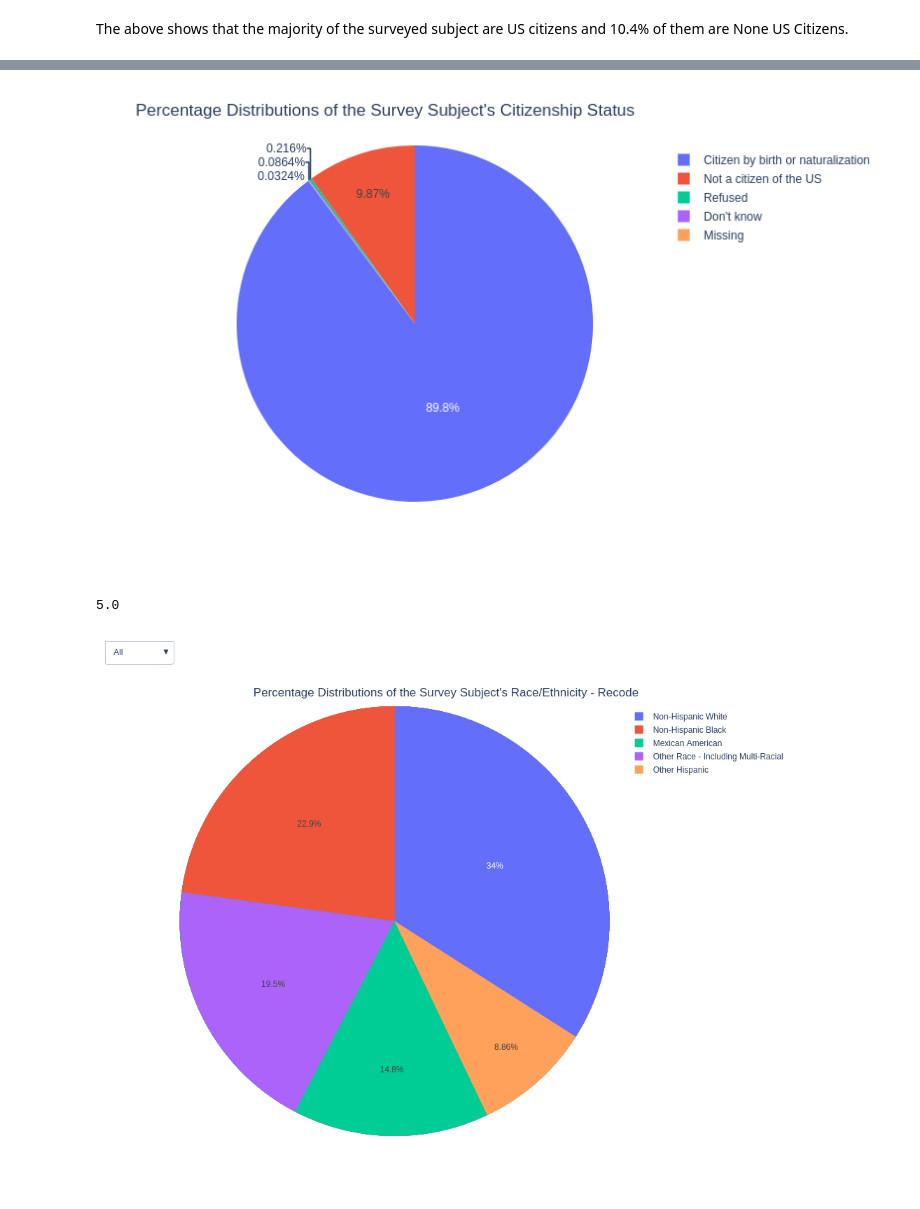
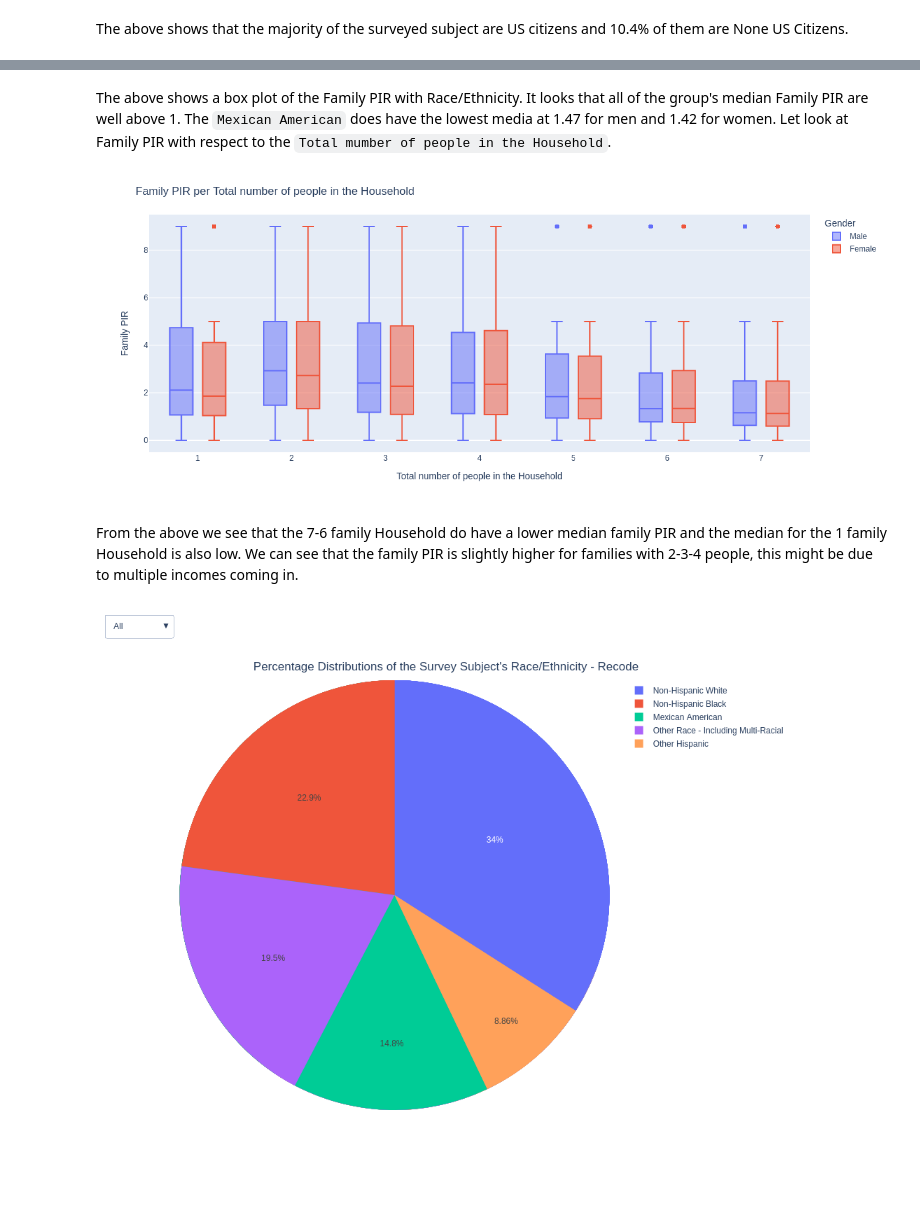
Before and after one commit to kkrusere/NHANES-Data-Visualization-Dashboard-on-Health-Disparities-and-Inequities, a Jupyter notebook: NHANES_data_collection_and_EDA.ipynb, the cells around one changed output, grey strips where cells are left out. Cells and saved outputs as stored; diff of their text form; code cells hidden in the pictures.

```diff
--- a/NHANES_data_collection_and_EDA.ipynb
+++ b/NHANES_data_collection_and_EDA.ipynb
@@ -1202 +1219,12 @@ Name: Data Release Number, dtype: int64
+# %% [markdown]
+The above shows a box plot of the Family PIR with Race/Ethnicity. It looks that all of the group's median Family PIR are well above 1. The `Mexican American` does have the lowest media at 1.47 for men and 1.42 for women. Let look at Family PIR with respect to the `Total mumber of people in the Household`.
+# %%
+fig = px.box(dataframe, x ='Total number of people in the Household', y='Family PIR', color='Gender')
+fig.update_layout(title_text="Family PIR per Total number of people in the Household")
+fig.show(renderer='png', height=500, width=1200)
+#fig.show()
+# %% [output]
+[figure, added]
+# %% [markdown]
+From the above we see that the 7-6 family Household do have a lower median family PIR and the median for the 1 family Household is also low. We can see that the family PIR is slightly higher for families with 2-3-4 people, this might be due to multiple incomes coming in.
 # %%
@@ -1228,17 +1262,6 @@ def get_df(df, column_of_interest, cycle_of_interest):
     return df
   except:
     return temp_df
-# %%
-fig = px.pie(get_df(dataframe,'Citizenship Status', survey_cycle_dict.get(survey_cycle_list[10])), values='Count', names='Citizenship Status')
-fig.update_layout(title_text="Percentage Distributions of the Survey Subject's Citizenship Status")
-fig.show(renderer='png', height=500, width=800)
-#fig.show()
-# %% [output]
-[figure, removed]
-# %%
-survey_cycle_dict.get('2007-2008')
-# %% [output]
-5.0
 # %%
 #this is for creating the above pie charts using a the survey cycle list filter, this will be used for later in the streamlit app
 fig = go.Figure()
```
Also changed, not shown: parts of 19 cells of this notebook.
